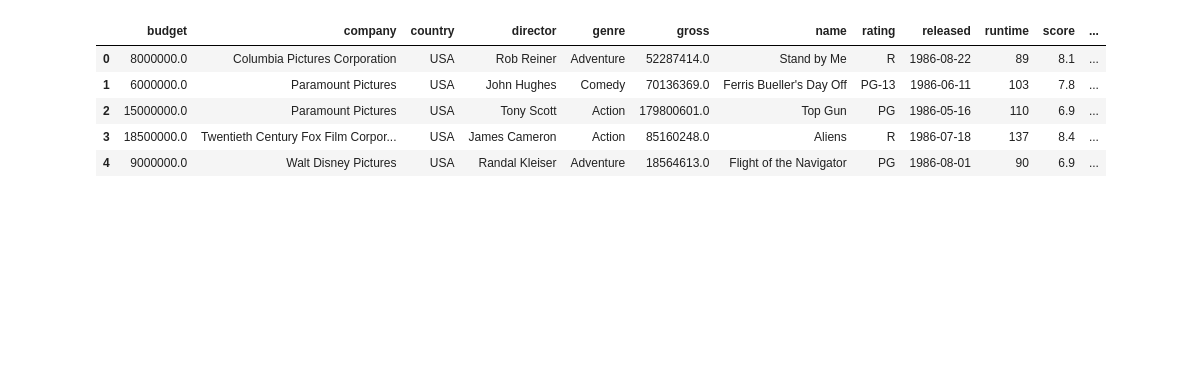
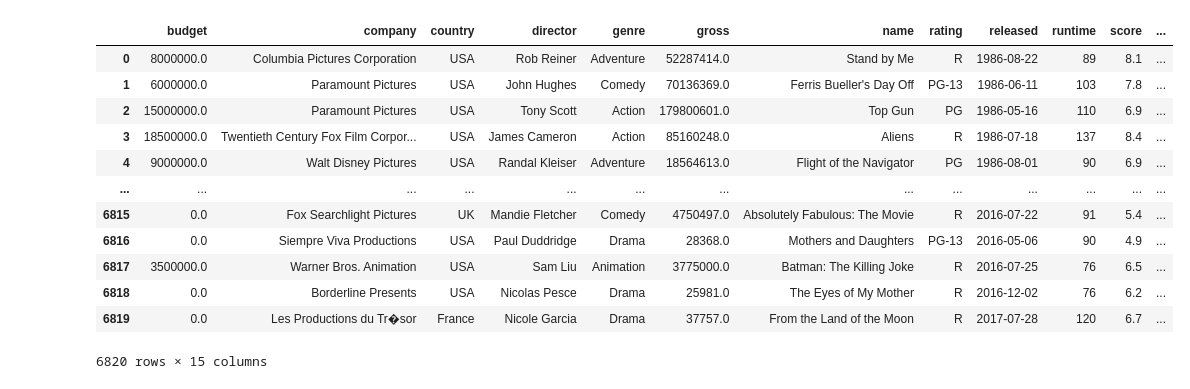
Before and after one commit to soticoker/correlationinmovies, a Jupyter notebook: correlation_movies_db.ipynb, the cells around one changed output. Saved outputs shown, nothing was run; the diff lists cells and outputs as text; code cells hidden in the pictures; blank space fills up the shorter version.

```diff
--- a/correlation_movies_db.ipynb
+++ b/correlation_movies_db.ipynb
@@ -21,15 +21,22 @@ pd.options.mode.chained_assignment = None
 df = pd.read_csv(r'C:\Drive\PROJECTS\PERSONAL\CorrelationInMovies-Python\data\movies.csv')
 # %%
 # Now let's take a look at the data
-df.head() # shows top 5 records
-# df         # Shows bigger sample of records
+# df.head() # shows top 5 records
+df         # Shows bigger sample of records
 # %% [output]
 |  | budget | company | country | director | genre | gross | name | rating | released | runtime | score | ... |
 | 0 | 8000000.0 | Columbia Pictures Corporation | USA | Rob Reiner | Adventure | 52287414.0 | Stand by Me | R | 1986-08-22 | 89 | 8.1 | ... |
 | 1 | 6000000.0 | Paramount Pictures | USA | John Hughes | Comedy | 70136369.0 | Ferris Bueller's Day Off | PG-13 | 1986-06-11 | 103 | 7.8 | ... |
 | 2 | 15000000.0 | Paramount Pictures | USA | Tony Scott | Action | 179800601.0 | Top Gun | PG | 1986-05-16 | 110 | 6.9 | ... |
 | 3 | 18500000.0 | Twentieth Century Fox Film Corpor... | USA | James Cameron | Action | 85160248.0 | Aliens | R | 1986-07-18 | 137 | 8.4 | ... |
 | 4 | 9000000.0 | Walt Disney Pictures | USA | Randal Kleiser | Adventure | 18564613.0 | Flight of the Navigator | PG | 1986-08-01 | 90 | 6.9 | ... |
+| ... | ... | ... | ... | ... | ... | ... | ... | ... | ... | ... | ... | ... |
+| 6815 | 0.0 | Fox Searchlight Pictures | UK | Mandie Fletcher | Comedy | 4750497.0 | Absolutely Fabulous: The Movie | R | 2016-07-22 | 91 | 5.4 | ... |
+| 6816 | 0.0 | Siempre Viva Productions | USA | Paul Duddridge | Drama | 28368.0 | Mothers and Daughters | PG-13 | 2016-05-06 | 90 | 4.9 | ... |
+| 6817 | 3500000.0 | Warner Bros. Animation | USA | Sam Liu | Animation | 3775000.0 | Batman: The Killing Joke | R | 2016-07-25 | 76 | 6.5 | ... |
+| 6818 | 0.0 | Borderline Presents | USA | Nicolas Pesce | Drama | 25981.0 | The Eyes of My Mother | R | 2016-12-02 | 76 | 6.2 | ... |
+| 6819 | 0.0 | Les Productions du Tr�sor | France | Nicole Garcia | Drama | 37757.0 | From the Land of the Moon | R | 2017-07-28 | 120 | 6.7 | ... |
+6820 rows × 15 columns
 # %%
 # Check for missing data
 
```
Also changed, not shown: parts of 6 cells of this notebook.
